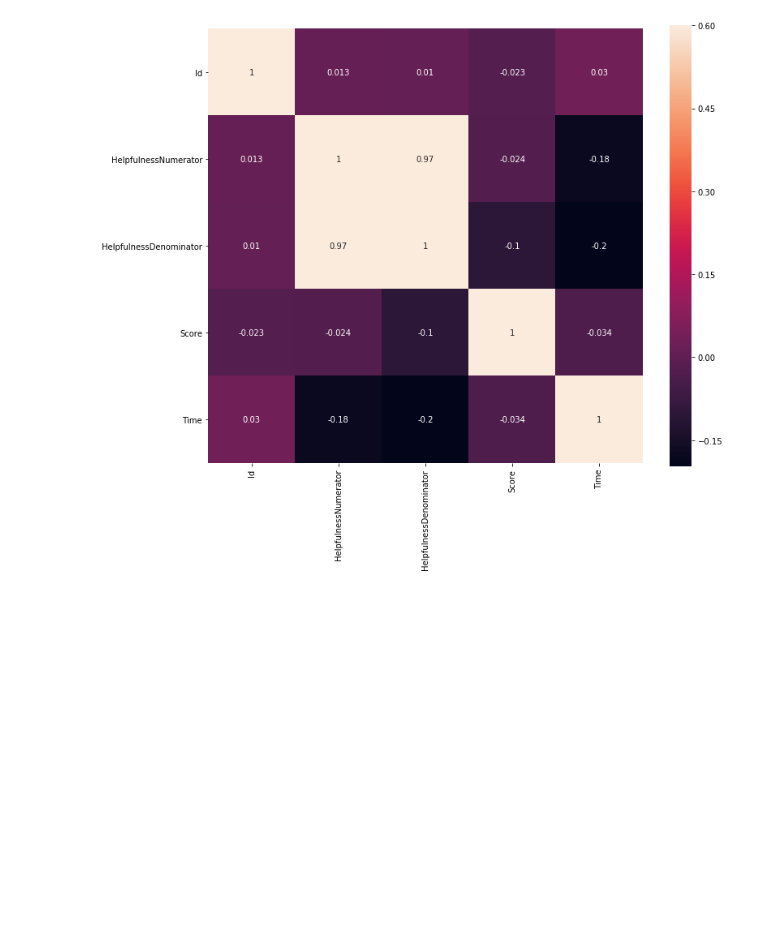
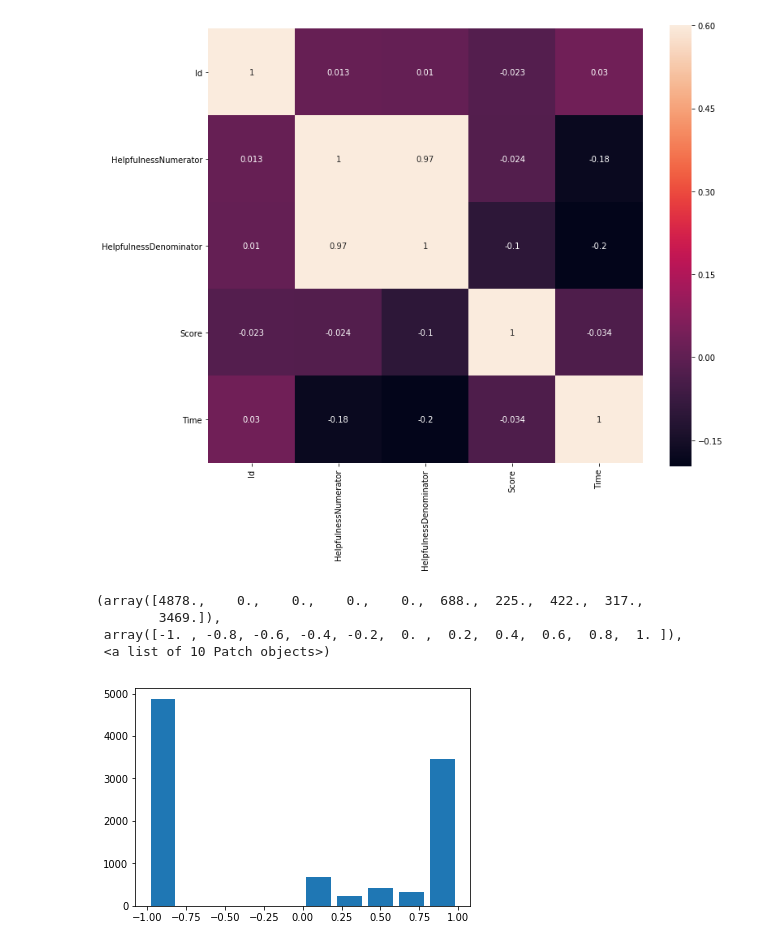
Before and after one commit to billqwer1687/Data_Analytics, a Jupyter notebook: HW1_part1.ipynb, the cells around one changed output. Drawn from its saved outputs; the diff is of its cells as text; code cells hidden in the pictures; blank space fills up the shorter version.

```diff
--- a/HW1_part1.ipynb
+++ b/HW1_part1.ipynb
@@ -70,0 +77,22 @@ sns.heatmap(pd_data.drop('UserId',axis=1).corr(), vmax=0.6, square=True, annot=T
+# %%
+num=num[:10000]
+den=den[:10000]
+# %%
+num=num.HelpfulnessNumerator.tolist()
+den=den.HelpfulnessDenominator.tolist()
+# %%
+ratio=[None]*9999;
+# %%
+for i in range(9999):
+    if(num[i]==0 and den[i] ==0):
+        ratio[i]=-1
+    else:
+        ratio[i]=num[i]/den[i]
+# %%
+plt.hist(ratio,rwidth=0.8)
+# %% [output]
+(array([4878.,    0.,    0.,    0.,    0.,  688.,  225.,  422.,  317.,
+        3469.]),
+ array([-1. , -0.8, -0.6, -0.4, -0.2,  0. ,  0.2,  0.4,  0.6,  0.8,  1. ]),
+ <a list of 10 Patch objects>)
+[figure, added]
```
Also changed, not shown: parts of 2 cells of this notebook.
